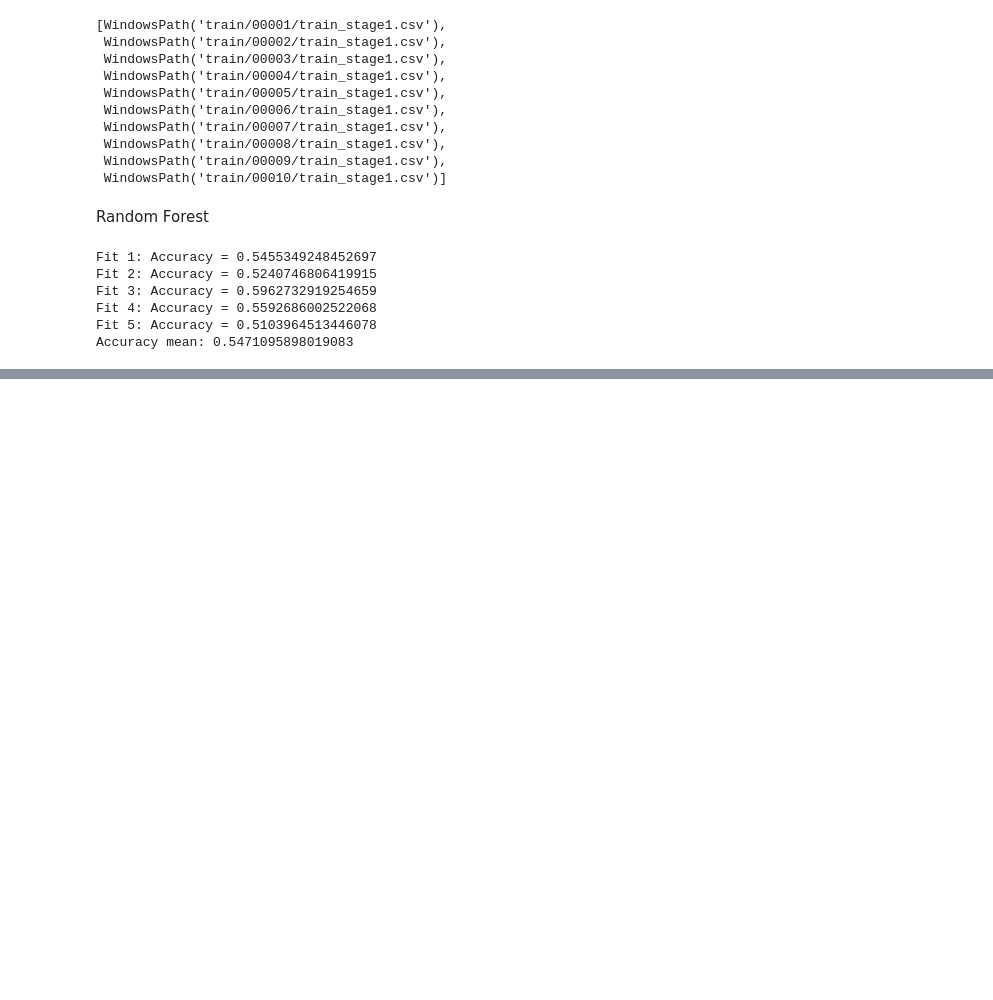
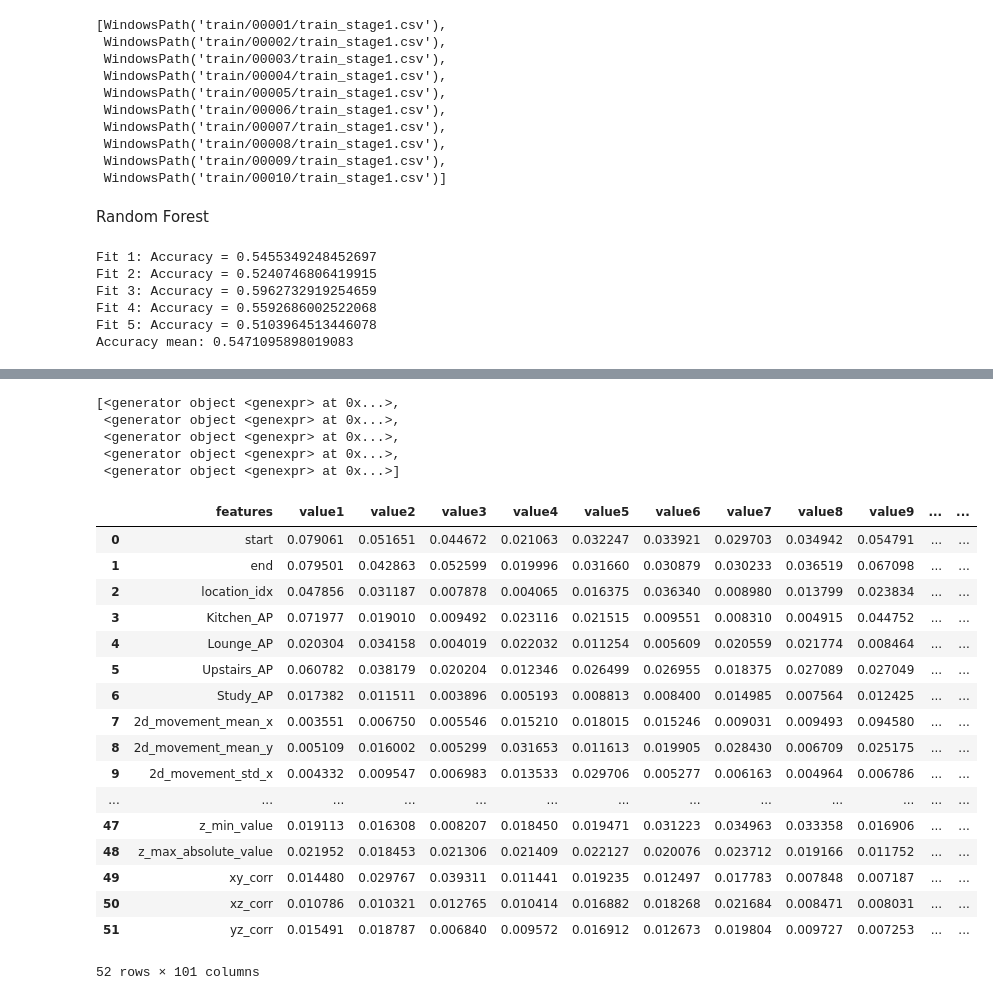
Before and after one commit to jasminepp/ADS, a Jupyter notebook: model_fitting.ipynb, the cells around one changed output, grey strips where cells are left out. Saved outputs shown, nothing was run; the diff lists cells and outputs as text; code cells hidden in the pictures; blank space fills up the shorter version.

```diff
--- a/model_fitting.ipynb
+++ b/model_fitting.ipynb
@@ -116,0 +274,40 @@ Accuracy mean: 0.5471095898019083
+# %%
+importance_df2 = pd.DataFrame()
+
+features2 = pd.read_csv('train/00001/train_stage3.csv').drop('target_vector', axis=1).columns
+
+importance_df2['features'] = features2
+
+counter = 1
+for generator in model_importance2:
+    for value in generator:
+        col_name = 'value' + str(counter)
+        importance_df2[col_name] = value
+        counter += 1
+# %% [output]
+[<generator object <genexpr> at 0x...>,
+ <generator object <genexpr> at 0x...>,
+ <generator object <genexpr> at 0x...>,
+ <generator object <genexpr> at 0x...>,
+ <generator object <genexpr> at 0x...>]
+# %%
+importance_df2
+# %% [output]
+|  | features | value1 | value2 | value3 | value4 | value5 | value6 | value7 | value8 | value9 | ... | ... |
+| 0 | start | 0.079061 | 0.051651 | 0.044672 | 0.021063 | 0.032247 | 0.033921 | 0.029703 | 0.034942 | 0.054791 | ... | ... |
+| 1 | end | 0.079501 | 0.042863 | 0.052599 | 0.019996 | 0.031660 | 0.030879 | 0.030233 | 0.036519 | 0.067098 | ... | ... |
+| 2 | location_idx | 0.047856 | 0.031187 | 0.007878 | 0.004065 | 0.016375 | 0.036340 | 0.008980 | 0.013799 | 0.023834 | ... | ... |
+| 3 | Kitchen_AP | 0.071977 | 0.019010 | 0.009492 | 0.023116 | 0.021515 | 0.009551 | 0.008310 | 0.004915 | 0.044752 | ... | ... |
+| 4 | Lounge_AP | 0.020304 | 0.034158 | 0.004019 | 0.022032 | 0.011254 | 0.005609 | 0.020559 | 0.021774 | 0.008464 | ... | ... |
+| 5 | Upstairs_AP | 0.060782 | 0.038179 | 0.020204 | 0.012346 | 0.026499 | 0.026955 | 0.018375 | 0.027089 | 0.027049 | ... | ... |
+| 6 | Study_AP | 0.017382 | 0.011511 | 0.003896 | 0.005193 | 0.008813 | 0.008400 | 0.014985 | 0.007564 | 0.012425 | ... | ... |
+| 7 | 2d_movement_mean_x | 0.003551 | 0.006750 | 0.005546 | 0.015210 | 0.018015 | 0.015246 | 0.009031 | 0.009493 | 0.094580 | ... | ... |
+| 8 | 2d_movement_mean_y | 0.005109 | 0.016002 | 0.005299 | 0.031653 | 0.011613 | 0.019905 | 0.028430 | 0.006709 | 0.025175 | ... | ... |
+| 9 | 2d_movement_std_x | 0.004332 | 0.009547 | 0.006983 | 0.013533 | 0.029706 | 0.005277 | 0.006163 | 0.004964 | 0.006786 | ... | ... |
+| ... | ... | ... | ... | ... | ... | ... | ... | ... | ... | ... | ... | ... |
+| 47 | z_min_value | 0.019113 | 0.016308 | 0.008207 | 0.018450 | 0.019471 | 0.031223 | 0.034963 | 0.033358 | 0.016906 | ... | ... |
+| 48 | z_max_absolute_value | 0.021952 | 0.018453 | 0.021306 | 0.021409 | 0.022127 | 0.020076 | 0.023712 | 0.019166 | 0.011752 | ... | ... |
+| 49 | xy_corr | 0.014480 | 0.029767 | 0.039311 | 0.011441 | 0.019235 | 0.012497 | 0.017783 | 0.007848 | 0.007187 | ... | ... |
+| 50 | xz_corr | 0.010786 | 0.010321 | 0.012765 | 0.010414 | 0.016882 | 0.018268 | 0.021684 | 0.008471 | 0.008031 | ... | ... |
+| 51 | yz_corr | 0.015491 | 0.018787 | 0.006840 | 0.009572 | 0.016912 | 0.012673 | 0.019804 | 0.009727 | 0.007253 | ... | ... |
+52 rows × 101 columns
```
Also changed, not shown: parts of 8 cells of this notebook, 5 other files.
